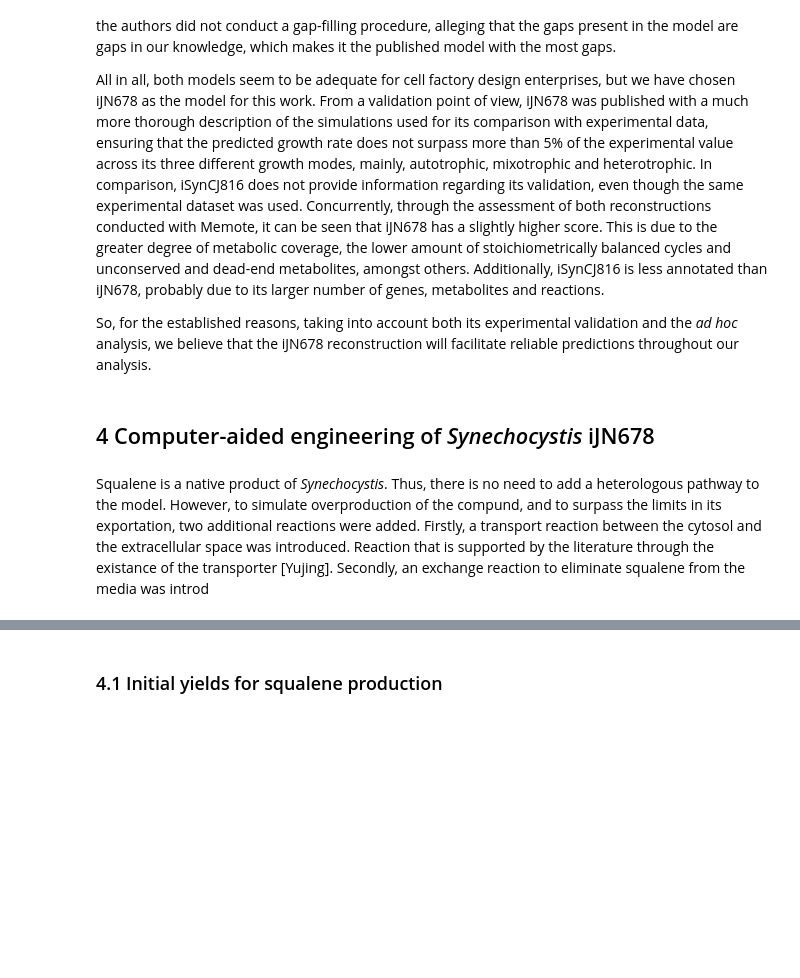
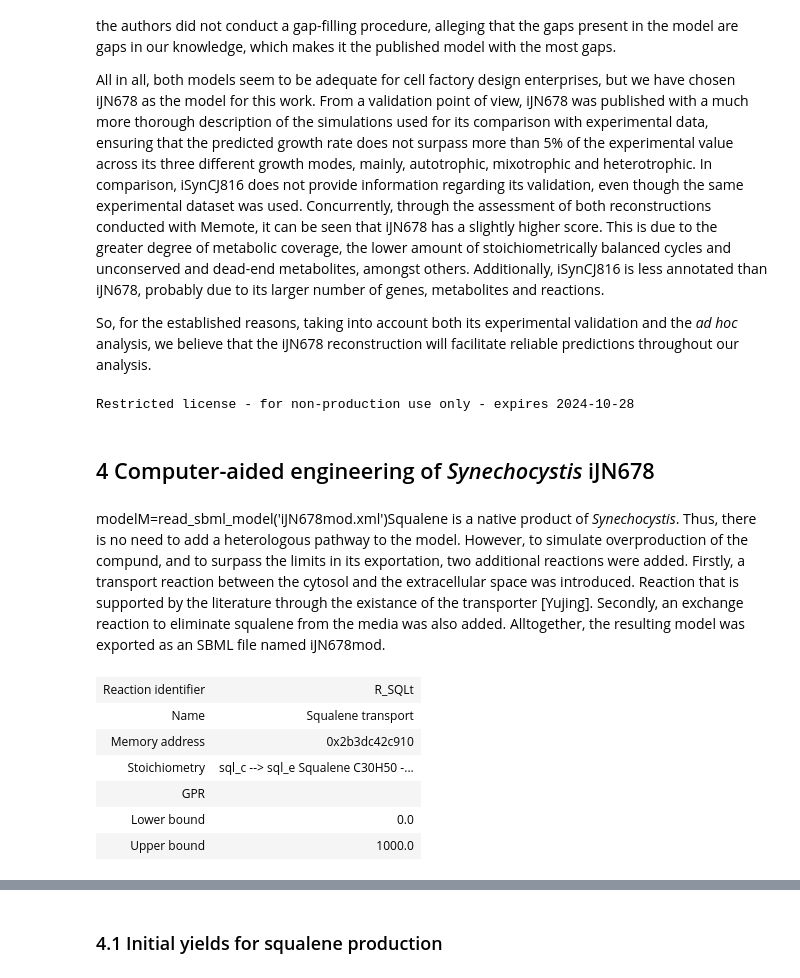
Before and after one commit to 27410/27410-group-assigment-group18_squalene_production, a Jupyter notebook: Report.ipynb, the cells around one changed output, grey strips where cells are left out. Drawn from its saved outputs; the diff is of its cells as text; code cells hidden in the pictures; blank space fills up the shorter version.

Commit message:
First draft

```diff
--- a/Report.ipynb
+++ b/Report.ipynb
@@ -42,4 +71,8 @@ Amongst all of the found models, two stand out, as they are included in the BiGG
 All in all, both models seem to be adequate for cell factory design enterprises, but we have chosen iJN678 as the model for this work. From a validation point of view, iJN678 was published with a much more thorough description of the simulations used for its comparison with experimental data, ensuring that the predicted growth rate does not surpass more than 5% of the experimental value across its three different growth modes, mainly, autotrophic, mixotrophic and heterotrophic. In comparison, iSynCJ816 does not provide information regarding its validation, even though the same experimental dataset was used. Concurrently, through the assessment of both reconstructions conducted with Memote, it can be seen that iJN678 has a slightly higher score. This is due to the greater degree of metabolic coverage, the lower amount of stoichiometrically balanced cycles and unconserved and dead-end metabolites, amongst others. Additionally, iSynCJ816 is less annotated than iJN678, probably due to its larger number of genes, metabolites and reactions.
 
 So, for the established reasons, taking into account both its experimental validation and the _ad hoc_ analysis, we believe that the iJN678 reconstruction will facilitate reliable predictions throughout our analysis.
+# %%
+model=read_sbml_model('iJN678.xml')
+# %% [output]
+Restricted license - for non-production use only - expires 2024-10-28
 # %% [markdown]
@@ -46,3 +80,15 @@ So, for the established reasons, taking into account both its experimental valid
 ## 4 Computer-aided engineering of _Synechocystis_ iJN678
 # %% [markdown]
-Squalene is a native product of _Synechocystis_. Thus, there is no need to add a heterologous pathway to the model. However, to simulate overproduction of the compund, and to surpass the limits in its exportation, two additional reactions were added. Firstly, a transport reaction between the cytosol and the extracellular space was introduced. Reaction that is supported by the literature through the existance of the transporter [Yujing]. Secondly, an exchange reaction to eliminate squalene from the media was introd
+modelM=read_sbml_model('iJN678mod.xml')Squalene is a native product of _Synechocystis_. Thus, there is no need to add a heterologous pathway to the model. However, to simulate overproduction of the compund, and to surpass the limits in its exportation, two additional reactions were added. Firstly, a transport reaction between the cytosol and the extracellular space was introduced. Reaction that is supported by the literature through the existance of the transporter [Yujing]. Secondly, an exchange reaction to eliminate squalene from the media was also added. Alltogether, the resulting model was exported as an SBML file named iJN678mod.
+# %%
+modelM=read_sbml_model('iJN678mod.xml')
+# %%
+modelM.reactions.get_by_id("R_SQLt")
+# %% [output]
+| Reaction identifier | R_SQLt |
+| Name | Squalene transport |
+| Memory address | 0x2b3dc42c910 |
+| Stoichiometry | sql_c --> sql_e Squalene C30H50 -... |
+| GPR |  |
+| Lower bound | 0.0 |
+| Upper bound | 1000.0 |
```
Also changed, not shown: parts of 9 cells of this notebook, 13 other files.
